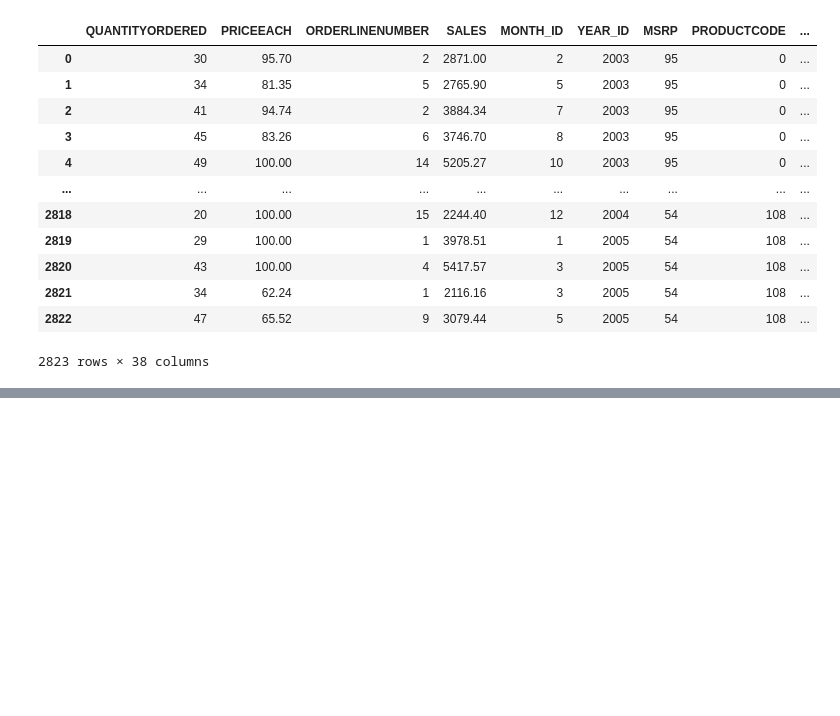
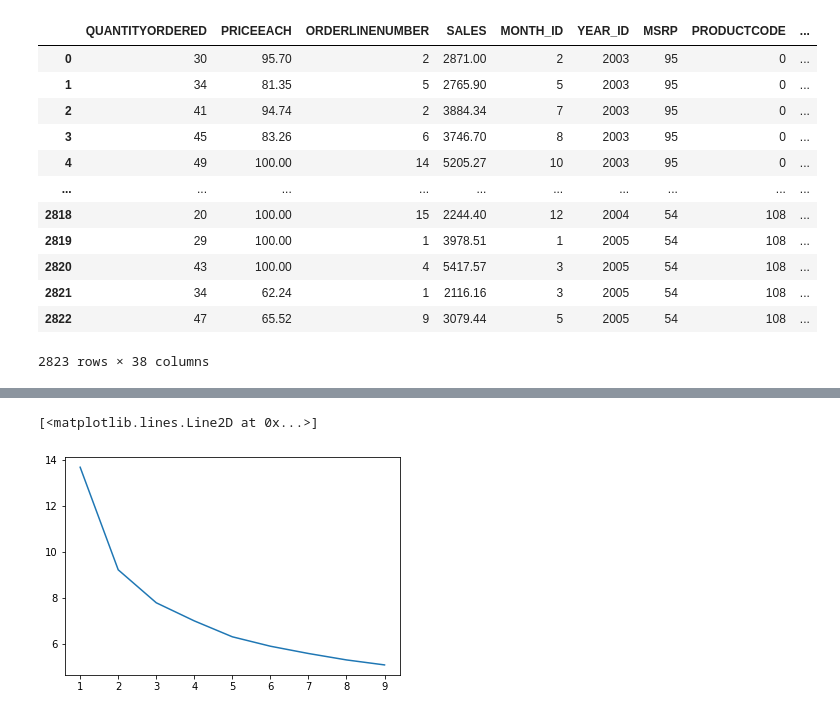
Before and after one commit to speri203/Market-Clustering-PCA, a Jupyter notebook: Clustering.ipynb, the cells around one changed output, grey strips where cells are left out. Drawn from its saved outputs; the diff is of its cells as text; code cells hidden in the pictures; blank space fills up the shorter version.

Commit message:
Finished implmenting Encoder for dim. reduction and plotted on 3D scatter

```diff
--- a/Clustering.ipynb
+++ b/Clustering.ipynb
@@ -432,0 +497,19 @@ for i in df.columns[:8]:
+# %%
+input_df = Input(shape = (37,))
+
+##Encoder network
+X = Dense(50, activation= 'relu', kernel_initializer= 'glorot_uniform')(input_df)
+X = Dense(500, activation= 'relu', kernel_initializer= 'glorot_uniform')(X)
+X = Dense(500, activation= 'relu', kernel_initializer= 'glorot_uniform')(X)
+X = Dense(2000, activation= 'relu', kernel_initializer= 'glorot_uniform')(X)
+encoder = Dense(8, activation= 'relu', kernel_initializer= 'glorot_uniform')(X)
+
+##Decoder
+X = Dense(2000, activation= 'relu', kernel_initializer= 'glorot_uniform')(X)
+X = Dense(500, activation= 'relu', kernel_initializer= 'glorot_uniform')(X)
+decoder = Dense(37, kernel_initializer= 'glorot_uniform')(X) ##Size needs to match the input size
+# %%
+autoencoder = Model(input_df, decoder)
+
+## Dimensionality reduction This is all I am interested in
+encoder_ = Model(input_df, encoder)
@@ -432,0 +542,3 @@ for i in df.columns[:8]:
+# %%
+## Using saved weights and encoder_ function to predict values
+predict = encoder_.predict(df_scaled)
@@ -432,0 +561,13 @@ for i in df.columns[:8]:
+# %%
+## Applying elbow method to figure out clusters
+inertia = []
+for clusters in range(1, 10):
+  kmeans = KMeans(n_clusters = clusters, init = 'k-means++')
+  kmeans.fit(predict)
+  inertia.append(kmeans.inertia_)
+# %%
+plt.plot(range(1, 10), inertia)
+## looks like 3 clusters is good
+# %% [output]
+[<matplotlib.lines.Line2D at 0x...>]
+[figure, added]
```
Also changed, not shown: parts of 28 cells of this notebook.
